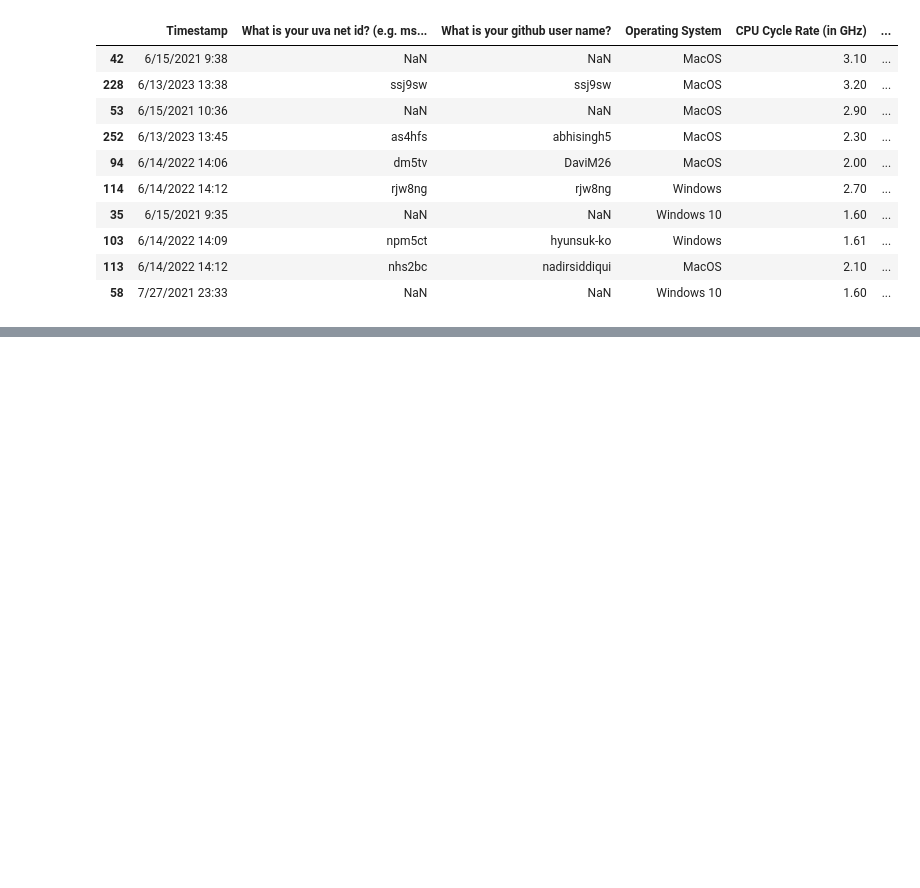
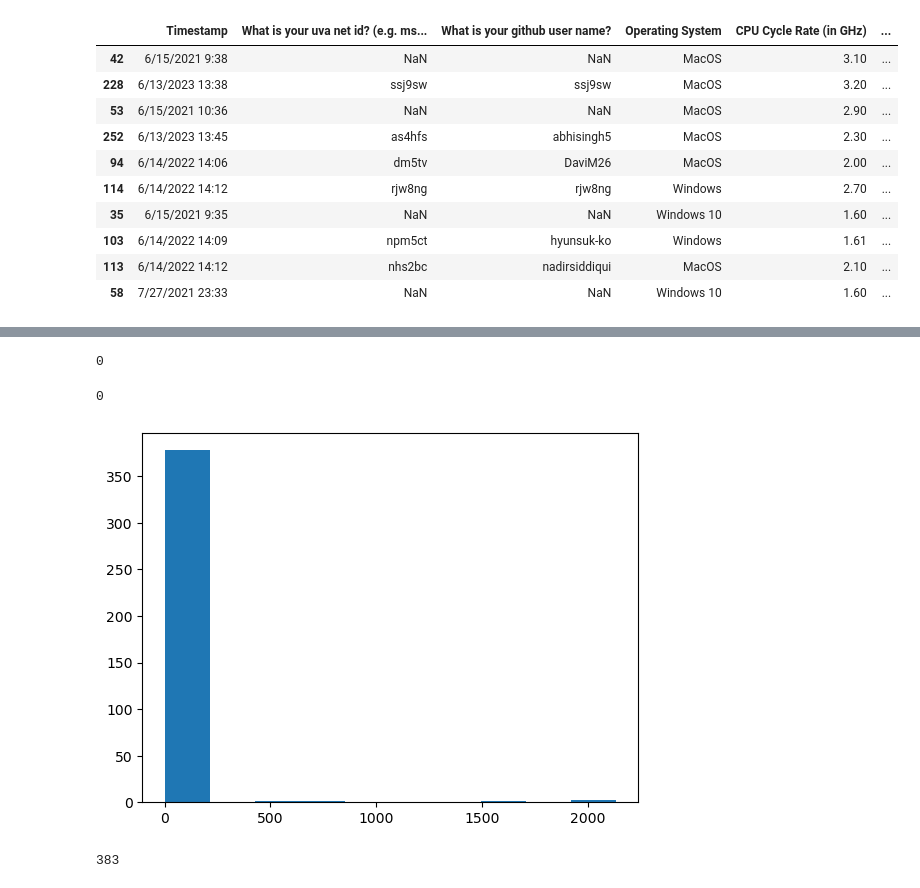
Before and after one commit to Dorukozar/MSDS-Technical-Orientation, a Jupyter notebook: pythonBadge/problem6.ipynb, the cells around one changed output, grey strips where cells are left out. Cells and saved outputs as stored; diff of their text form; code cells hidden in the pictures; blank space fills up the shorter version.

```diff
--- a/pythonBadge/problem6.ipynb
+++ b/pythonBadge/problem6.ipynb
@@ -22,0 +54,13 @@ df.sample(10)
+# %%
+df["CPU Cycle Rate (in GHz)"].isna().sum()
+# %% [output]
+0
+# %%
+df["Operating System"].isna().sum()
+# %% [output]
+0
+# %%
+plt.hist(df["CPU Cycle Rate (in GHz)"], 10)
+plt.show()
+# %% [output]
+[figure, added]
@@ -22,0 +69,4 @@ df.sample(10)
+# %%
+len(df)
+# %% [output]
+383
```
Also changed, not shown: parts of 11 cells of this notebook.
